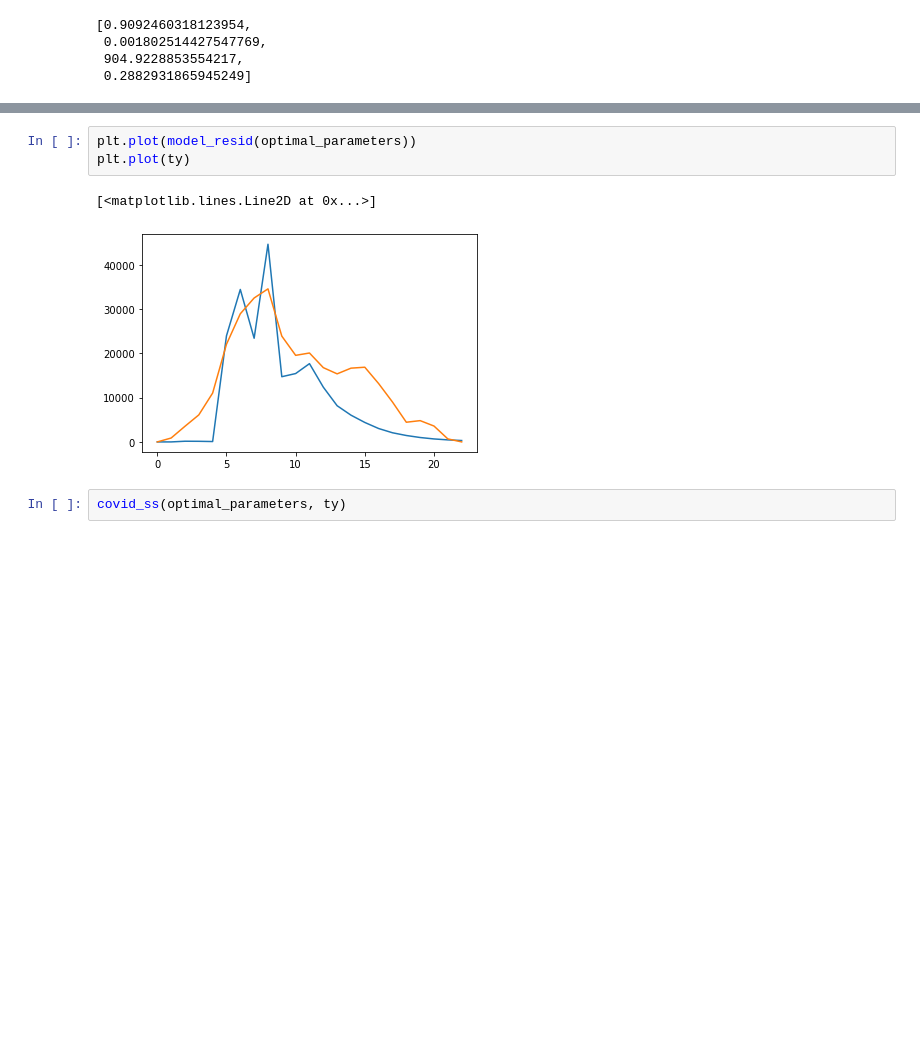
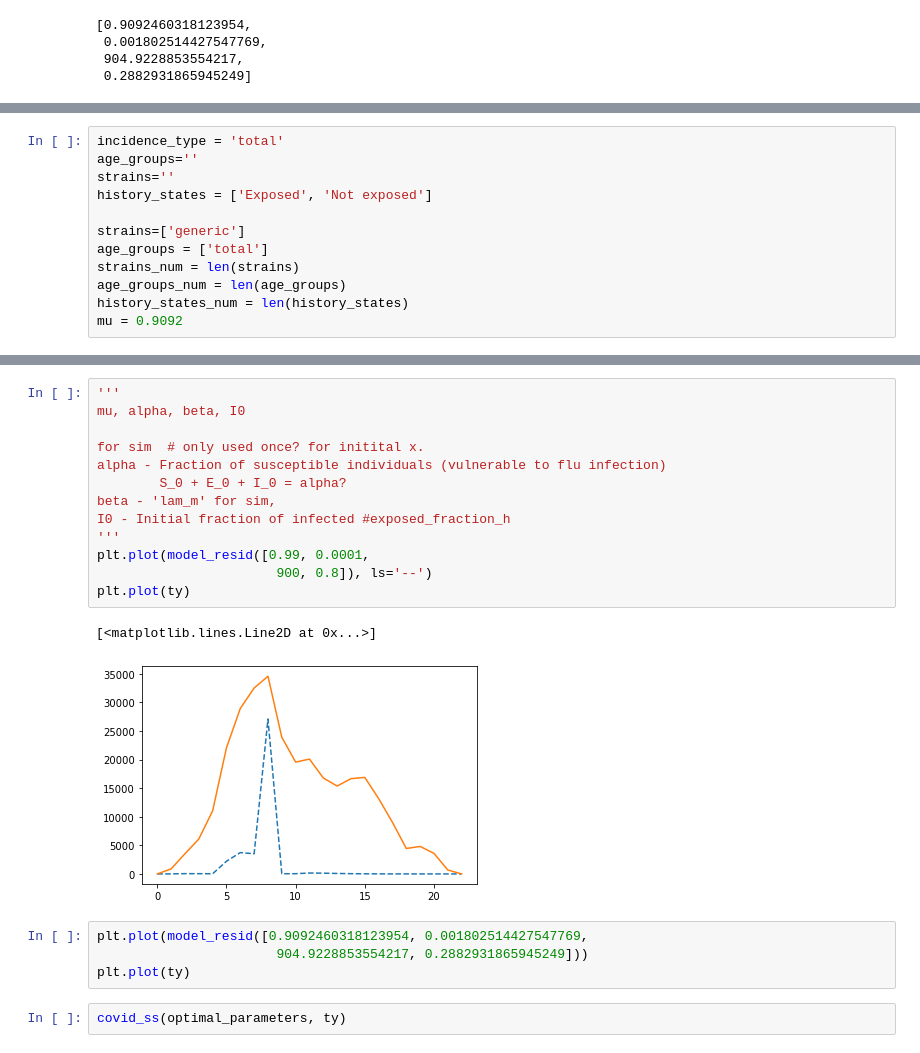
Before and after one commit to Mpkosh/people_are, a Jupyter notebook: abc_mcmc.ipynb, the cells around one changed output, grey strips where cells are left out. Saved outputs shown, nothing was run; the diff lists cells and outputs as text; blank space fills up the shorter version.

```diff
--- a/abc_mcmc.ipynb
+++ b/abc_mcmc.ipynb
@@ -174,0 +208,12 @@ def model_resid(args):
+# %%
+incidence_type = 'total'
+age_groups=''
+strains=''
+history_states = ['Exposed', 'Not exposed']
+
+strains=['generic']
+age_groups = ['total']
+strains_num = len(strains)
+age_groups_num = len(age_groups)
+history_states_num = len(history_states)
+mu = 0.9092
@@ -175,9 +345,23 @@ def model_resid(args):
+# %%
+'''
+mu, alpha, beta, I0
+
+for sim  # only used once? for initital x.
+alpha - Fraction of susceptible individuals (vulnerable to flu infection)
+        S_0 + E_0 + I_0 = alpha?
+beta - 'lam_m' for sim,
+I0 - Initial fraction of infected #exposed_fraction_h
+'''
+plt.plot(model_resid([0.99, 0.0001,
+                       900, 0.8]), ls='--')
+plt.plot(ty)
+# %% [output]
+[<matplotlib.lines.Line2D at 0x...>]
+[figure, added]
 # %%
-plt.plot(model_resid(optimal_parameters))
+plt.plot(model_resid([0.9092460318123954, 0.001802514427547769,
+                       904.9228853554217, 0.2882931865945249]))
 plt.plot(ty)
-# %% [output]
-[<matplotlib.lines.Line2D at 0x...>]
-[figure, removed]
 # %%
 covid_ss(optimal_parameters, ty)
 # %% [output]
```
Also changed, not shown: parts of 33 cells of this notebook.
